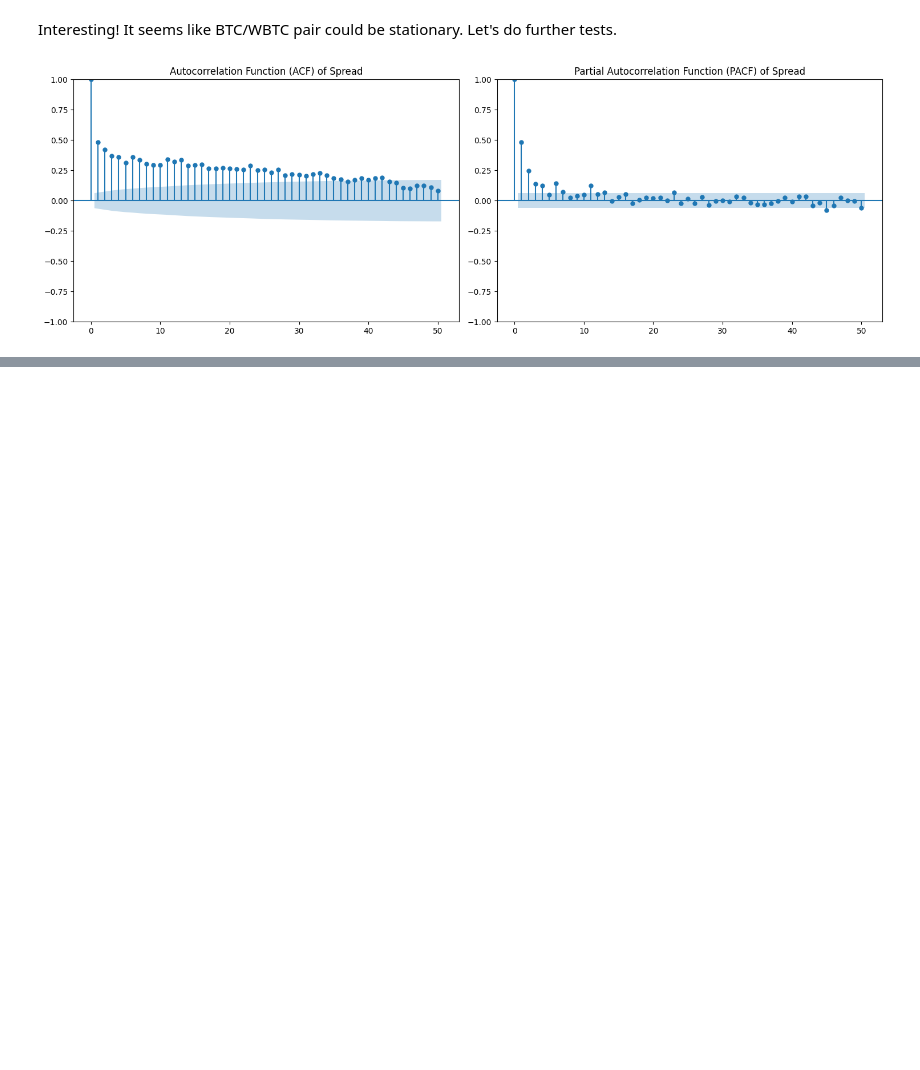
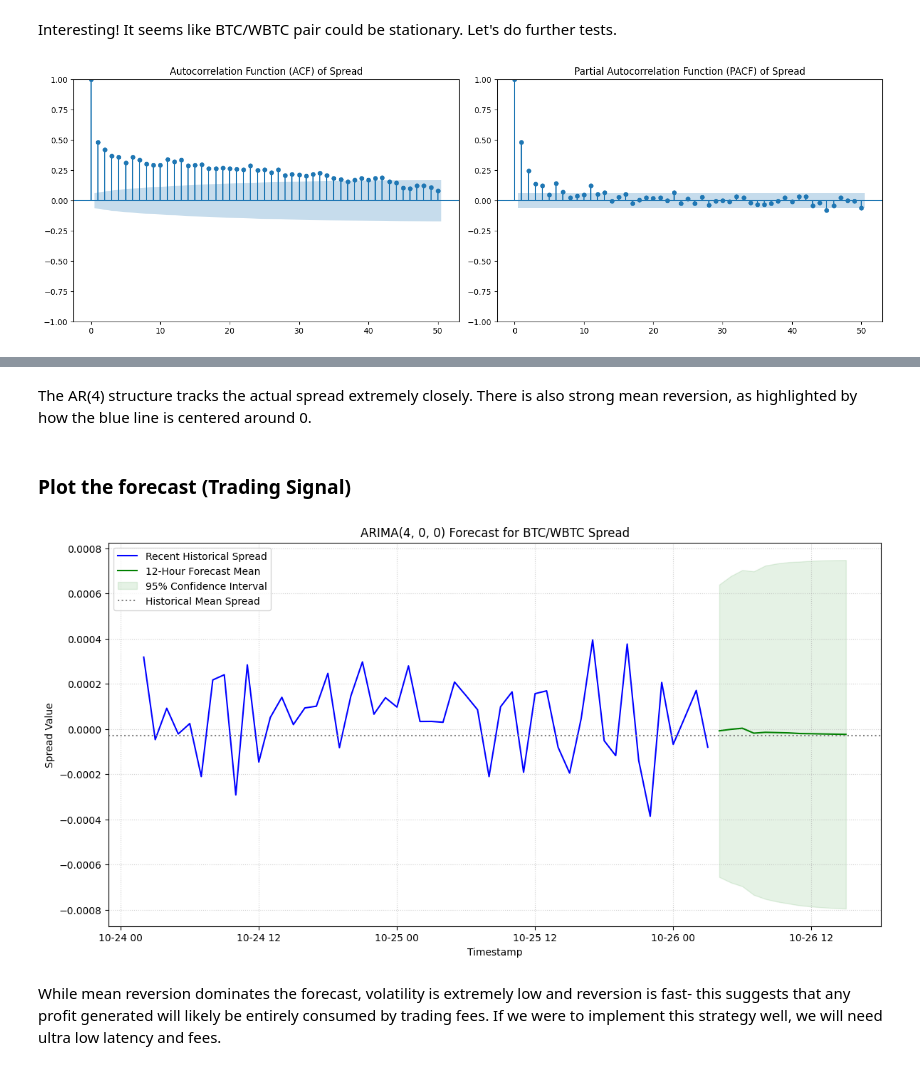
Before and after one commit to 0xSingletOnly/simple_quant_strategies, a Jupyter notebook: 1_stat_arb_intro.ipynb, the cells around one changed output, grey strips where cells are left out. Drawn from its saved outputs; the diff is of its cells as text; code cells hidden in the pictures; blank space fills up the shorter version.

```diff
--- a/1_stat_arb_intro.ipynb
+++ b/1_stat_arb_intro.ipynb
@@ -329,0 +383,37 @@ We will implement the AR(4) model to test things out.
+# %% [markdown]
+The AR(4) structure tracks the actual spread extremely closely. There is also strong mean reversion, as highlighted by how the blue line is centered around 0.
+# %% [markdown]
+### Plot the forecast (Trading Signal)
+# %%
+# We forecast the next 12 hours (since you use 1h data)
+forecast_steps = 12
+forecast_results = model_fit.get_forecast(steps=forecast_steps)
+forecast_mean = forecast_results.predicted_mean
+forecast_ci = forecast_results.conf_int() # 95% confidence interval
+
+plt.figure(figsize=(14, 7))
+
+# Plot the recent history (e.g., last 50 data points)
+recent_history_length = 50
+plt.plot(btc_wbtc_spread_df['Spread'][-recent_history_length:], label='Recent Historical Spread', color='blue')
+
+# Plot the forecast
+plt.plot(forecast_mean, label='12-Hour Forecast Mean', color='green', linestyle='-')
+
+# Plot the confidence interval (critical for risk management)
+plt.fill_between(forecast_ci.index,
+                 forecast_ci.iloc[:, 0],
+                 forecast_ci.iloc[:, 1], color='green', alpha=0.1, label='95% Confidence Interval')
+
+plt.axhline(mean_spread, color='gray', linestyle=':', label='Historical Mean Spread')
+
+plt.title(f'ARIMA{order} Forecast for BTC/WBTC Spread')
+plt.xlabel('Timestamp')
+plt.ylabel('Spread Value')
+plt.legend()
+plt.grid(True, which='both', linestyle=':', alpha=0.6)
+plt.show()
+# %% [output]
+[figure, added]
+# %% [markdown]
+While mean reversion dominates the forecast, volatility is extremely low and reversion is fast- this suggests that any profit generated will likely be entirely consumed by trading fees. If we were to implement this strategy well, we will need ultra low latency and fees.
```
Also changed, not shown: parts of 49 cells of this notebook.
